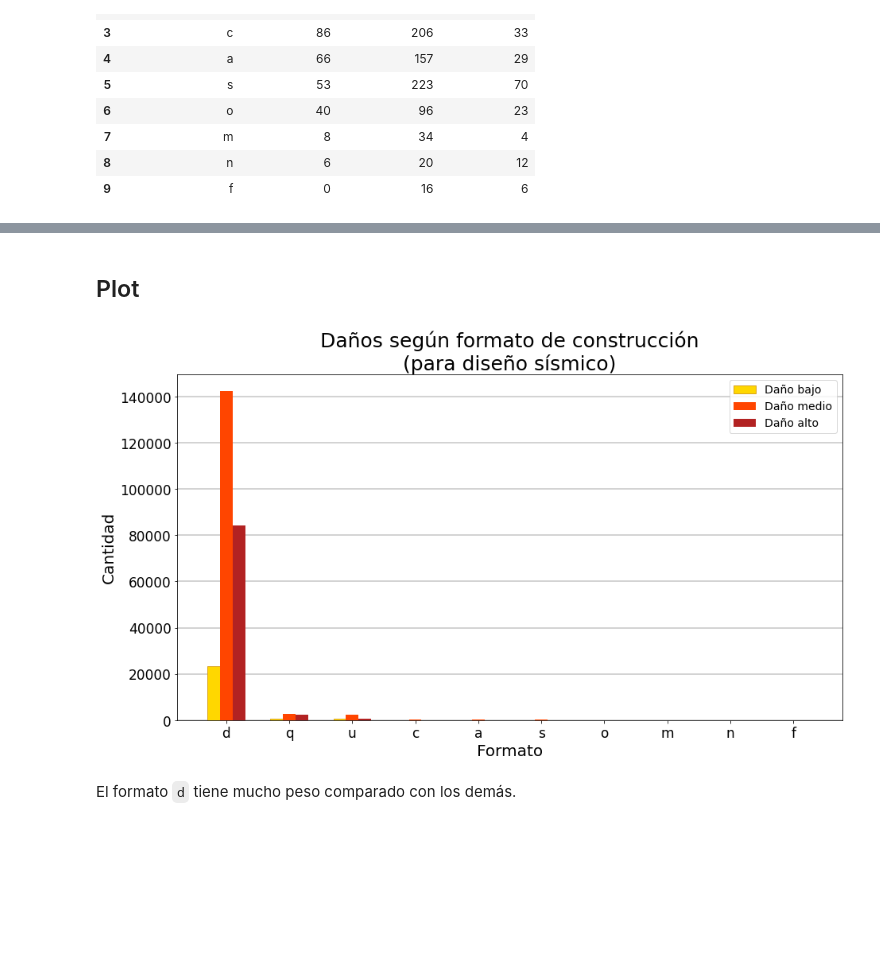
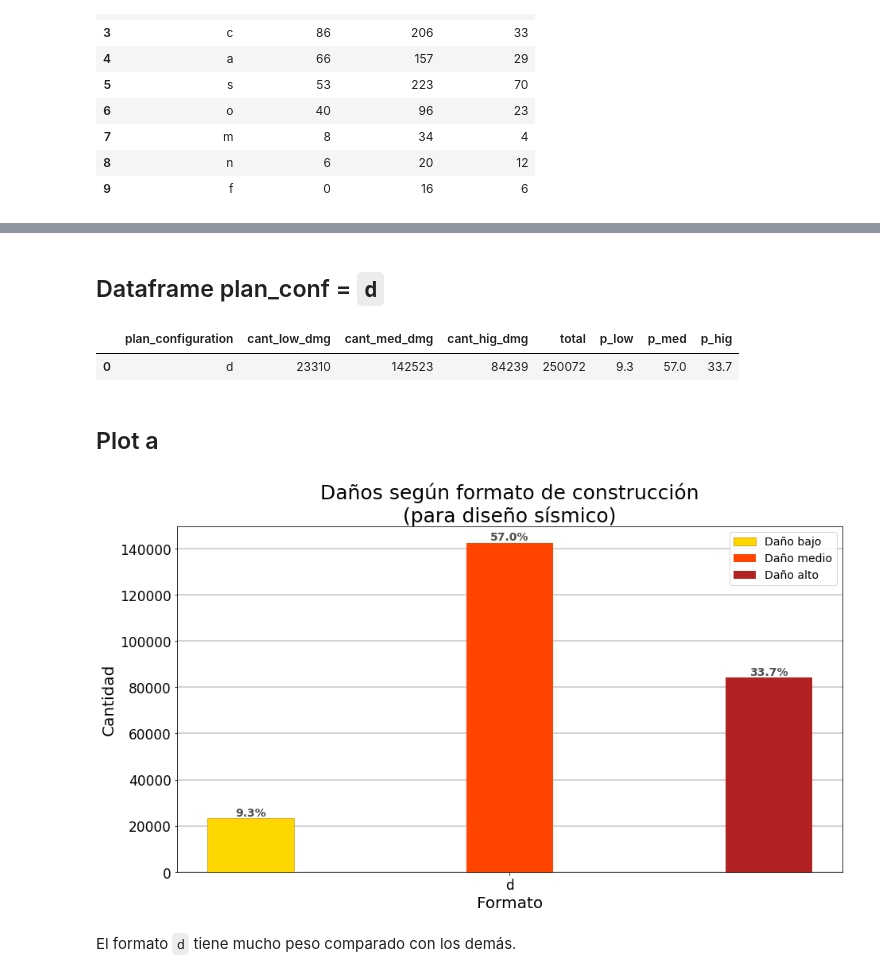
Before and after one commit to ffelfis/OrgaDatosTPs, a Jupyter notebook: TP1/nb_facundo.ipynb, the cells around one changed output, grey strips where cells are left out. Cells and saved outputs as stored; diff of their text form; code cells hidden in the pictures; blank space fills up the shorter version.

```diff
--- a/TP1/nb_facundo.ipynb
+++ b/TP1/nb_facundo.ipynb
@@ -1177,0 +1424,9 @@ df_dmg_by_plan_conf
+# %%
+# Suma de casos
+df_dmg_by_plan_conf['total'] = df_dmg_by_plan_conf[['cant_low_dmg', 'cant_med_dmg', 'cant_hig_dmg']].sum(axis=1)
+# Cálculo de proporciones, en %
+df_dmg_by_plan_conf['p_low'] = np.round(df_dmg_by_plan_conf['cant_low_dmg']/df_dmg_by_plan_conf['total']*100, 1)
+df_dmg_by_plan_conf['p_med'] = np.round(df_dmg_by_plan_conf['cant_med_dmg']/df_dmg_by_plan_conf['total']*100, 1)
+df_dmg_by_plan_conf['p_hig'] = np.round(df_dmg_by_plan_conf['cant_hig_dmg']/df_dmg_by_plan_conf['total']*100, 1)
+
+df_dmg_by_plan_conf
@@ -1178,34 +1445,55 @@ df_dmg_by_plan_conf
+# %% [markdown]
+## Dataframe plan_conf = `d`
+# %%
+df_dmg_by_plan_conf_a = df_dmg_by_plan_conf.loc[df_dmg_by_plan_conf['plan_configuration']=='d']
+df_dmg_by_plan_conf_a
+# %% [output]
+|  | plan_configuration | cant_low_dmg | cant_med_dmg | cant_hig_dmg | total | p_low | p_med | p_hig |
+| 0 | d | 23310 | 142523 | 84239 | 250072 | 9.3 | 57.0 | 33.7 |
 # %% [markdown]
-## Plot
+## Plot a
 # %%
 fig,ax = plt.subplots(figsize=(15,8))
-labels = df_dmg_by_plan_conf['plan_configuration']
+labels = df_dmg_by_plan_conf_a['plan_configuration']
 x = np.arange(len(labels))
 width = 0.2
 
-bar1 = ax.bar(x - width, df_dmg_by_plan_conf['cant_low_dmg'], width,\
+bar1 = ax.bar(x - 3*width, df_dmg_by_plan_conf_a['cant_low_dmg'], width,\
               label='Daño bajo', color='gold', edgecolor='goldenrod')
-bar2 = ax.bar(x , df_dmg_by_plan_conf['cant_med_dmg'], width,\
+bar2 = ax.bar(x , df_dmg_by_plan_conf_a['cant_med_dmg'], width,\
               label='Daño medio', color='orangered')
-bar3 = ax.bar(x + width, df_dmg_by_plan_conf['cant_hig_dmg'], width,\
+bar3 = ax.bar(x + 3*width, df_dmg_by_plan_conf_a['cant_hig_dmg'], width,\
               label='Daño alto', color='firebrick')
 
 title = '''Daños según formato de construcción
 (para diseño sísmico)'''
 ax.set_title(title, fontsize=25)
 ax.set_ylabel('Cantidad', fontsize=20)
 ax.set_xlabel('Formato', fontsize=20)
 ax.set_xticks(x)
 ax.set_xticklabels(labels)
 
 plt.xticks(fontsize=17)
 plt.yticks(fontsize=17)
 plt.legend(fontsize=14)
 
 plt.grid(axis='y', linewidth=2, color='lightgray')
 ax.set_axisbelow(True)
+
+# Proporciones
+ax.bar_label(bar1, labels=df_dmg_by_plan_conf_a['p_low'].astype('str')+'%', \
+             label_type='edge', color='black', fontsize=14, \
+             fontweight='bold', rotation=0, alpha=0.7)
+ax.bar_label(bar2, labels=df_dmg_by_plan_conf_a['p_med'].astype('str')+'%', \
+             label_type='edge', color='black', fontsize=14, \
+             fontweight='bold', rotation=0, alpha=0.7)
+ax.bar_label(bar3, labels=df_dmg_by_plan_conf_a['p_hig'].astype('str')+'%', \
+             label_type='edge', color='black', fontsize=14, \
+             fontweight='bold', rotation=0, alpha=0.7)
+
+plt.show()
 # %% [output]
-[figure, old version]
+[figure, new version]
 # %% [markdown]
 El formato `d` tiene mucho peso comparado con los demás.
 # %% [markdown]
```
Also changed, not shown: parts of 36 cells of this notebook.
